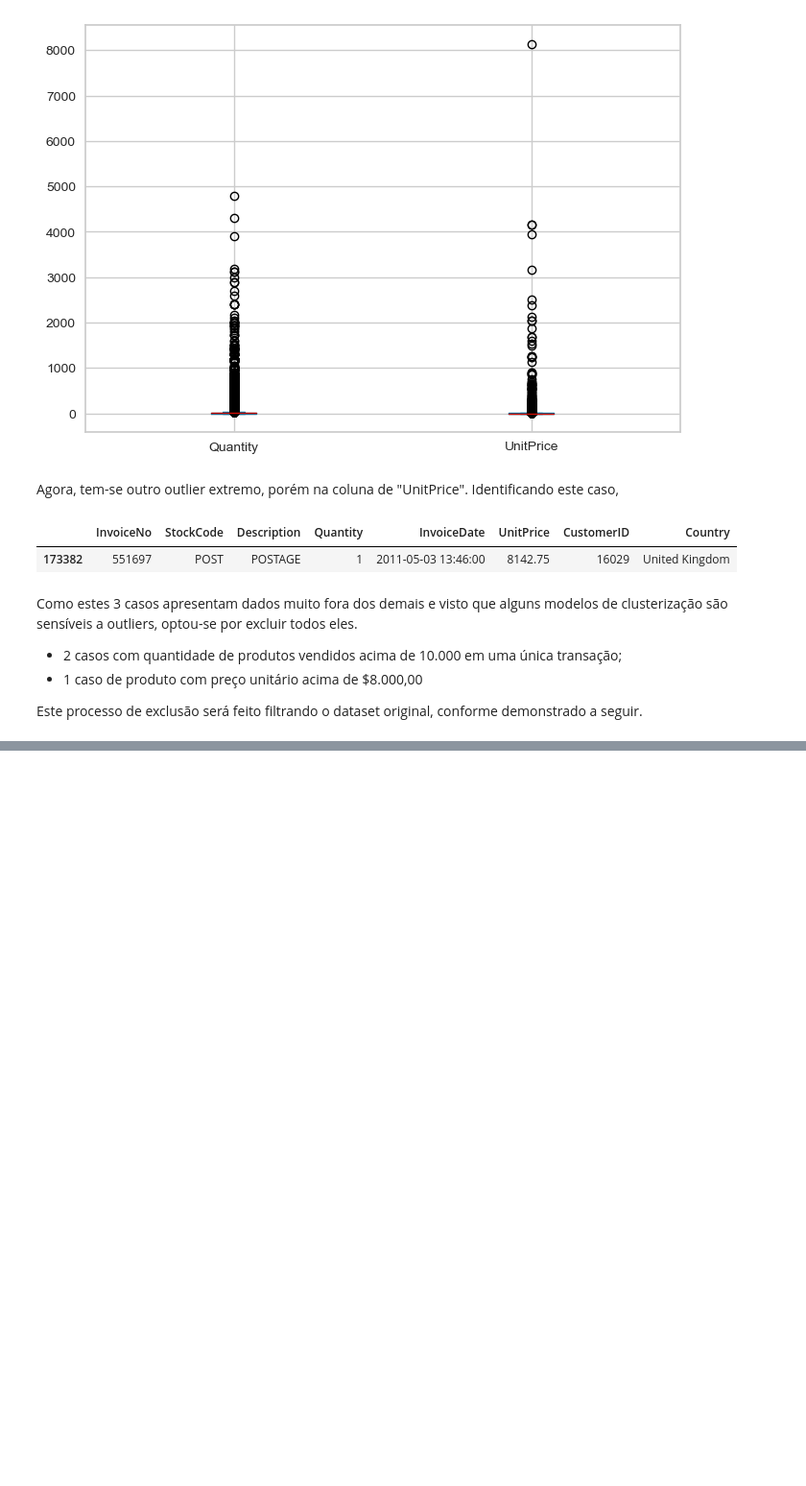
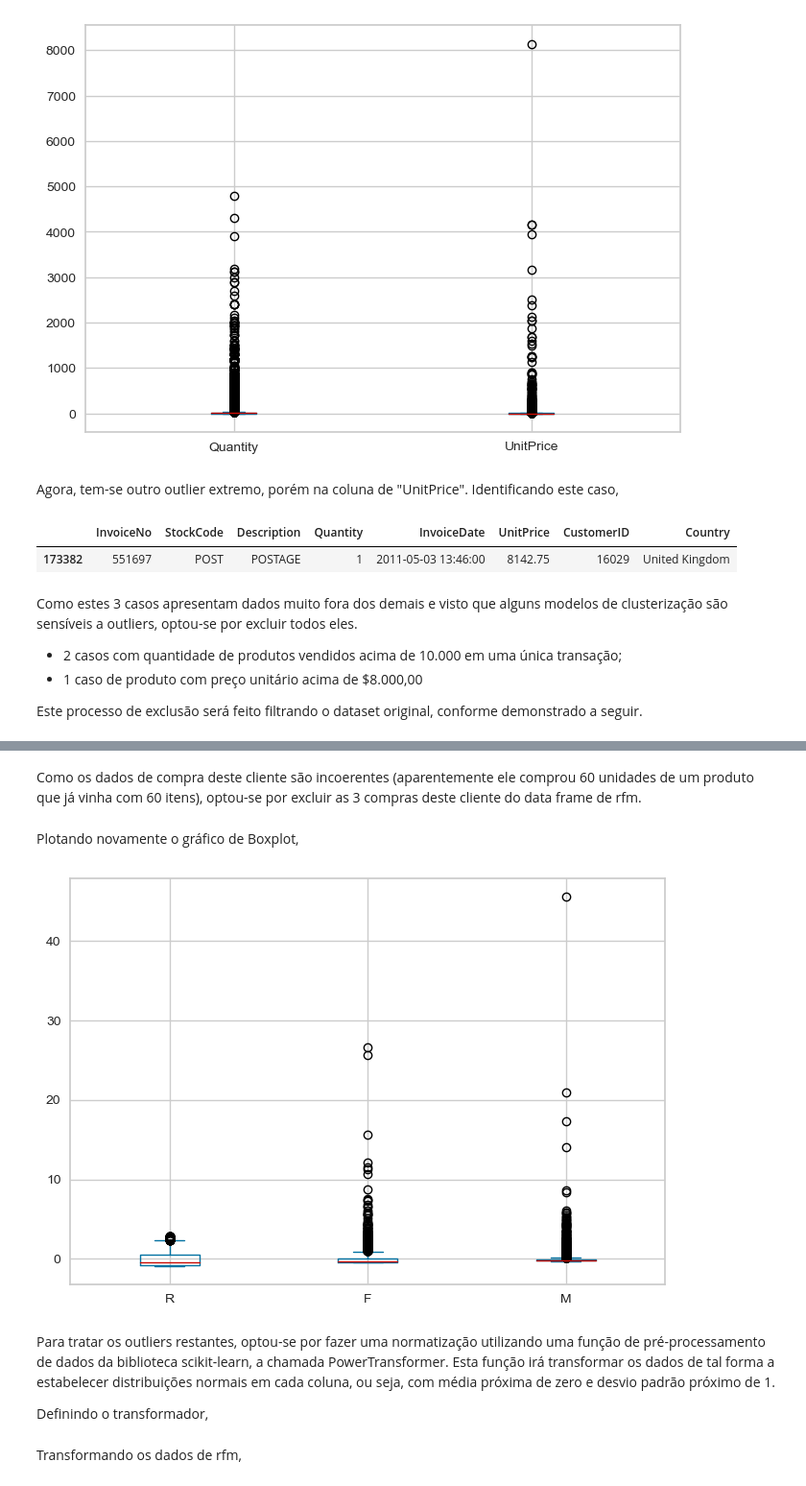
Before and after one commit to rfprates/clustering_rfm_metrics, a Jupyter notebook: clustering_rfm.ipynb, the cells around one changed output, grey strips where cells are left out. Shown: that part at 96% size. Saved outputs shown, nothing was run; the diff lists cells and outputs as text; code cells hidden in the pictures; blank space fills up the shorter version.

```diff
--- a/clustering_rfm.ipynb
+++ b/clustering_rfm.ipynb
@@ -405,0 +506,14 @@ df = df[(df['Quantity']<1000)&(df['UnitPrice']<8000)]
+# %% [markdown]
+Como os dados de compra deste cliente são incoerentes (aparentemente ele comprou 60 unidades de um produto que já vinha com 60 itens), optou-se por excluir as 3 compras deste cliente do data frame de rfm.
+# %%
+df_rfm = df_rfm.drop(15098)
+# %% [markdown]
+Plotando novamente o gráfico de Boxplot,
+# %%
+df_rfm.apply(scale).plot.box();
+# %% [output]
+[figure, added]
+# %% [markdown]
+Para tratar os outliers restantes, optou-se por fazer uma normatização utilizando uma função de pré-processamento de dados da biblioteca scikit-learn, a chamada PowerTransformer. Esta função irá transformar os dados de tal forma a estabelecer distribuições normais em cada coluna, ou seja, com média próxima de zero e desvio padrão próximo de 1.
+
+Definindo o transformador,
@@ -405,0 +522,2 @@ df = df[(df['Quantity']<1000)&(df['UnitPrice']<8000)]
+# %% [markdown]
+Transformando os dados de rfm,
```
Also changed, not shown: parts of 22 cells of this notebook.
